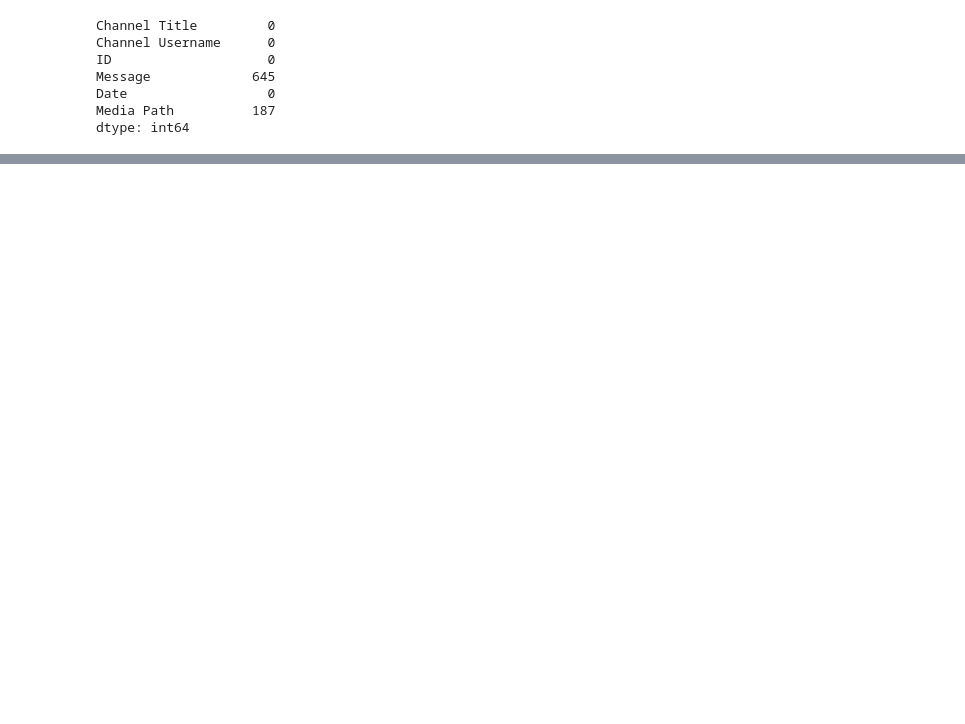
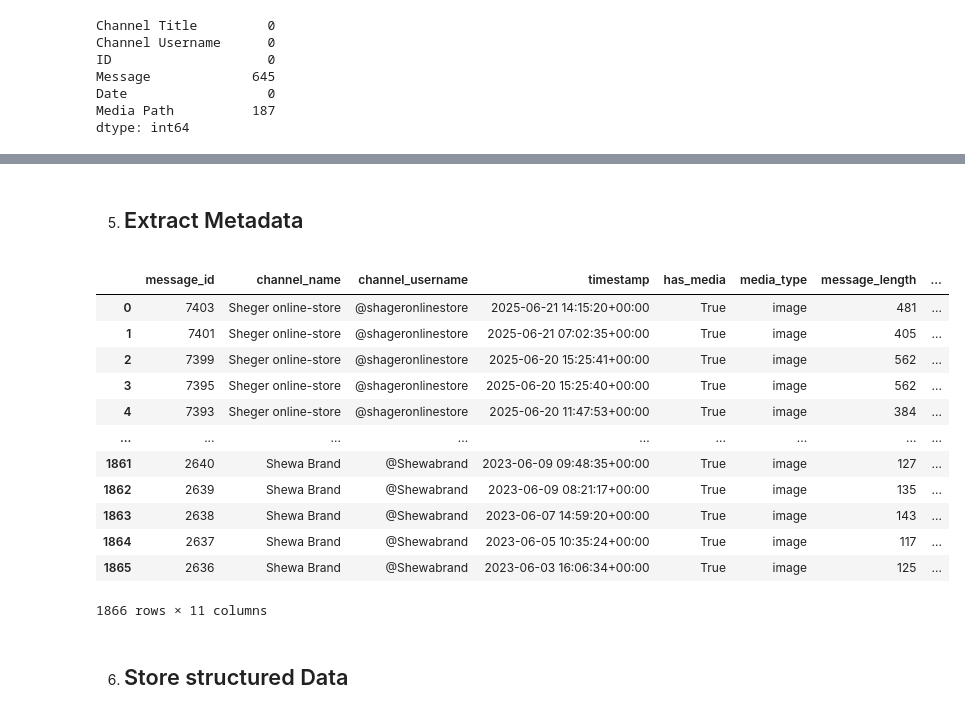
Before and after one commit to she-code/KAIM-WEEK-4, a Jupyter notebook: notebooks/task1.ipynb, the cells around one changed output, grey strips where cells are left out. Cells and saved outputs as stored; diff of their text form; code cells hidden in the pictures; blank space fills up the shorter version.

Commit message:
feat: Data Preprocessing and documentation

```diff
--- a/notebooks/task1.ipynb
+++ b/notebooks/task1.ipynb
@@ -118,0 +137,3 @@ dtype: int64
+# %%
+# utility function to clean the data
+cleand_df = clean_data(df)
@@ -118,0 +195,2 @@ dtype: int64
+# %%
+processed_df = preprocess_amharic_messages(cleand_df)
@@ -118,0 +215,13 @@ dtype: int64
+# %%
+import re
+from utils.data_preprocessor import process_media_path
+
+    # Media type extraction
+processed_df['media_type'] = processed_df['Media Path'].apply(process_media_path)
+
+    # Extract features
+processed_df['message_length'] = processed_df['Clean_Text'].apply(len)
+processed_df['word_count'] = processed_df['Processed'].apply(len)
+processed_df['amharic_ratio'] = processed_df['Clean_Text'].apply(
+        lambda x: len(re.findall(r'[\u1200-\u137F]', x))/len(x) if len(x) > 0 else 0
+    )
@@ -118,0 +244,23 @@ dtype: int64
+# %% [markdown]
+5. ## Extract Metadata
+# %%
+from utils.data_preprocessor import extract_metadata
+metadata = extract_metadata(processed_df)
+# %%
+metadata
+# %% [output]
+|  | message_id | channel_name | channel_username | timestamp | has_media | media_type | message_length | ... |
+| 0 | 7403 | Sheger online-store | @shageronlinestore | 2025-06-21 14:15:20+00:00 | True | image | 481 | ... |
+| 1 | 7401 | Sheger online-store | @shageronlinestore | 2025-06-21 07:02:35+00:00 | True | image | 405 | ... |
+| 2 | 7399 | Sheger online-store | @shageronlinestore | 2025-06-20 15:25:41+00:00 | True | image | 562 | ... |
+| 3 | 7395 | Sheger online-store | @shageronlinestore | 2025-06-20 15:25:40+00:00 | True | image | 562 | ... |
+| 4 | 7393 | Sheger online-store | @shageronlinestore | 2025-06-20 11:47:53+00:00 | True | image | 384 | ... |
+| ... | ... | ... | ... | ... | ... | ... | ... | ... |
+| 1861 | 2640 | Shewa Brand | @Shewabrand | 2023-06-09 09:48:35+00:00 | True | image | 127 | ... |
+| 1862 | 2639 | Shewa Brand | @Shewabrand | 2023-06-09 08:21:17+00:00 | True | image | 135 | ... |
+| 1863 | 2638 | Shewa Brand | @Shewabrand | 2023-06-07 14:59:20+00:00 | True | image | 143 | ... |
+| 1864 | 2637 | Shewa Brand | @Shewabrand | 2023-06-05 10:35:24+00:00 | True | image | 117 | ... |
+| 1865 | 2636 | Shewa Brand | @Shewabrand | 2023-06-03 16:06:34+00:00 | True | image | 125 | ... |
+1866 rows × 11 columns
+# %% [markdown]
+6. ## Store structured Data
```
Also changed, not shown: parts of 19 cells of this notebook, 4 other files.
